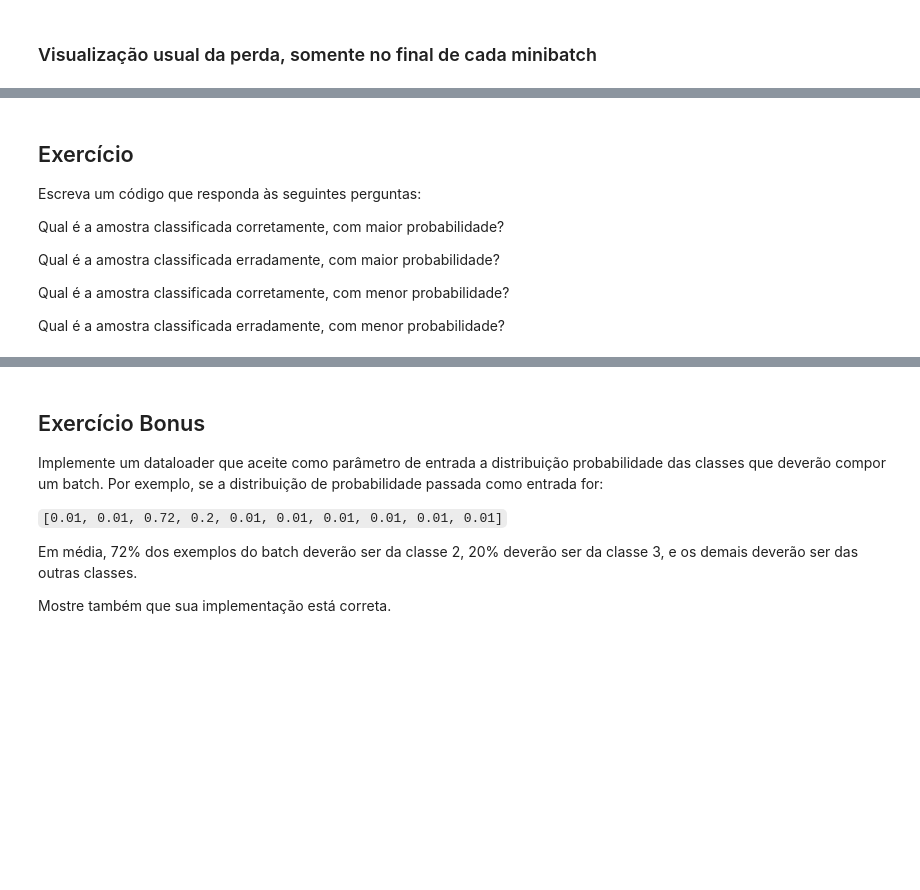
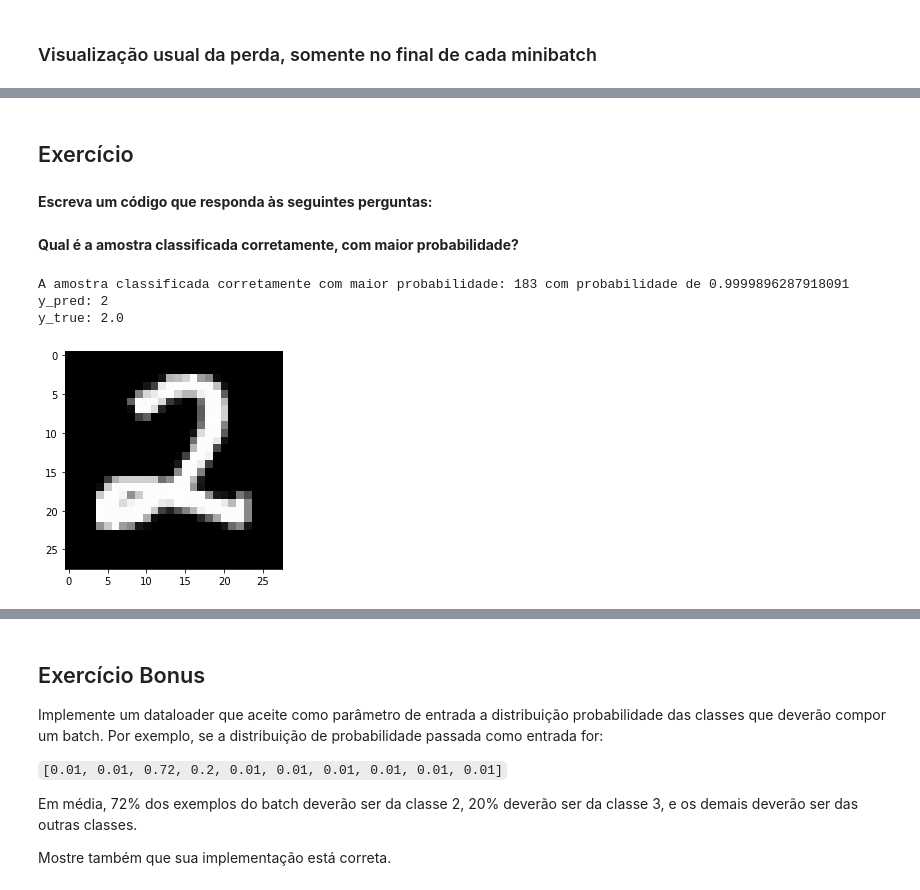
Before and after one commit to rocabrera/IA025A_2022S1, a Jupyter notebook: ex04/Aula_4_Exercício_Template.ipynb, the cells around one changed output, grey strips where cells are left out. Saved outputs shown, nothing was run; the diff lists cells and outputs as text; code cells hidden in the pictures; blank space fills up the shorter version.

```diff
--- a/ex04/Aula_4_Exercício_Template.ipynb
+++ b/ex04/Aula_4_Exercício_Template.ipynb
@@ -317,12 +316,0 @@ AssertionError:
-# %% [markdown]
-## Exercício
-
-Escreva um código que responda às seguintes perguntas:
-
-Qual é a amostra classificada corretamente, com maior probabilidade?
-
-Qual é a amostra classificada erradamente, com maior probabilidade?
-
-Qual é a amostra classificada corretamente, com menor probabilidade?
-
-Qual é a amostra classificada erradamente, com menor probabilidade?
@@ -330,0 +317,32 @@ Qual é a amostra classificada erradamente, com menor probabilidade?
+# %% [markdown]
+## Exercício
+# %%
+# Escreva o código aqui:
+all_data = MyDataLoader(dataset=dataset_train, batch_size=len(dataset_train), shuffle=False)
+x_train, y_train = next(iter(all_data))
+outputs = model(x_train.view(-1,28*28))
+# %%
+logitos = criterion._MyCrossEntropyLoss__softmax(outputs)
+# %%
+max_values = torch.max(logitos,1)
+y_pred_probas = max_values.values
+y_pred = max_values.indices
+sample_number = torch.arange(0,1000)
+# %% [markdown]
+**Escreva um código que responda às seguintes perguntas:**
+# %% [markdown]
+**Qual é a amostra classificada corretamente, com maior probabilidade?**
+# %%
+correct_classified = y_pred == y_train
+most_correct_sample = int(torch.argmax(y_pred_probas[correct_classified]))
+indice_sample = sample_number[correct_classified][most_correct_sample]
+print(f"A amostra classificada corretamente com maior probabilidade: {indice_sample} com probabilidade de {y_pred_probas[indice_sample]}")
+print(f"y_pred: {y_pred[indice_sample]}")
+print(f"y_true: {y_train[indice_sample]}")
+plt.imshow(x_train[indice_sample].squeeze(),cmap="gray")
+plt.show()
+# %% [output]
+A amostra classificada corretamente com maior probabilidade: 183 com probabilidade de 0.9999896287918091
+y_pred: 2
+y_true: 2.0
+[figure, added]
```
Also changed, not shown: parts of 17 cells of this notebook.
